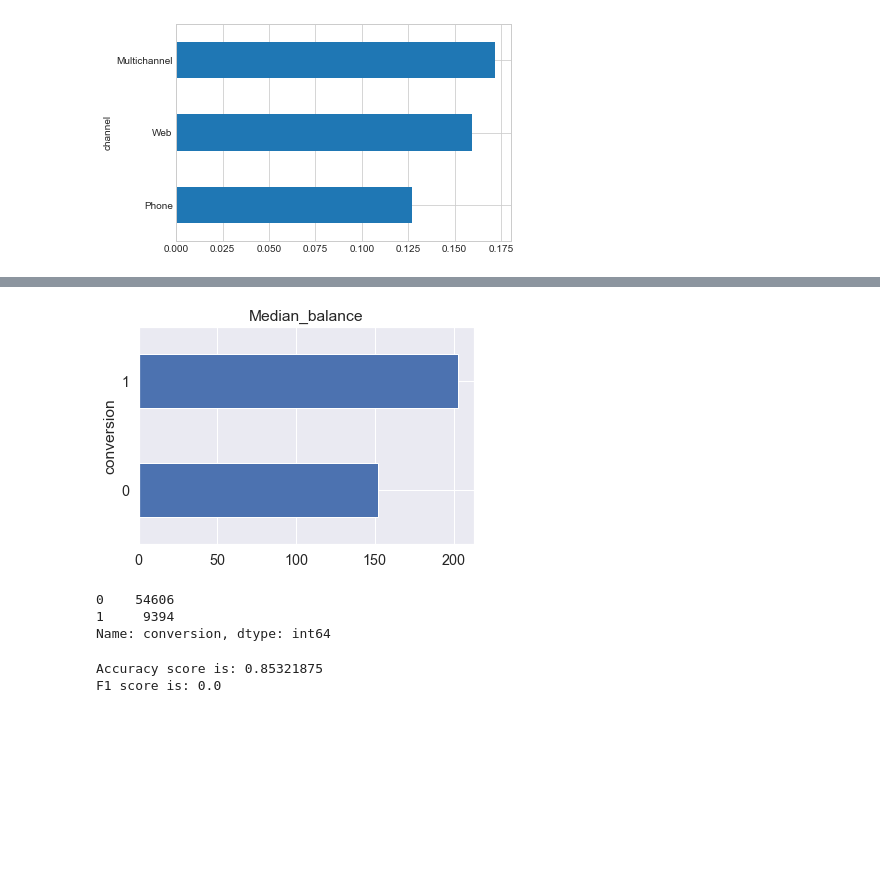
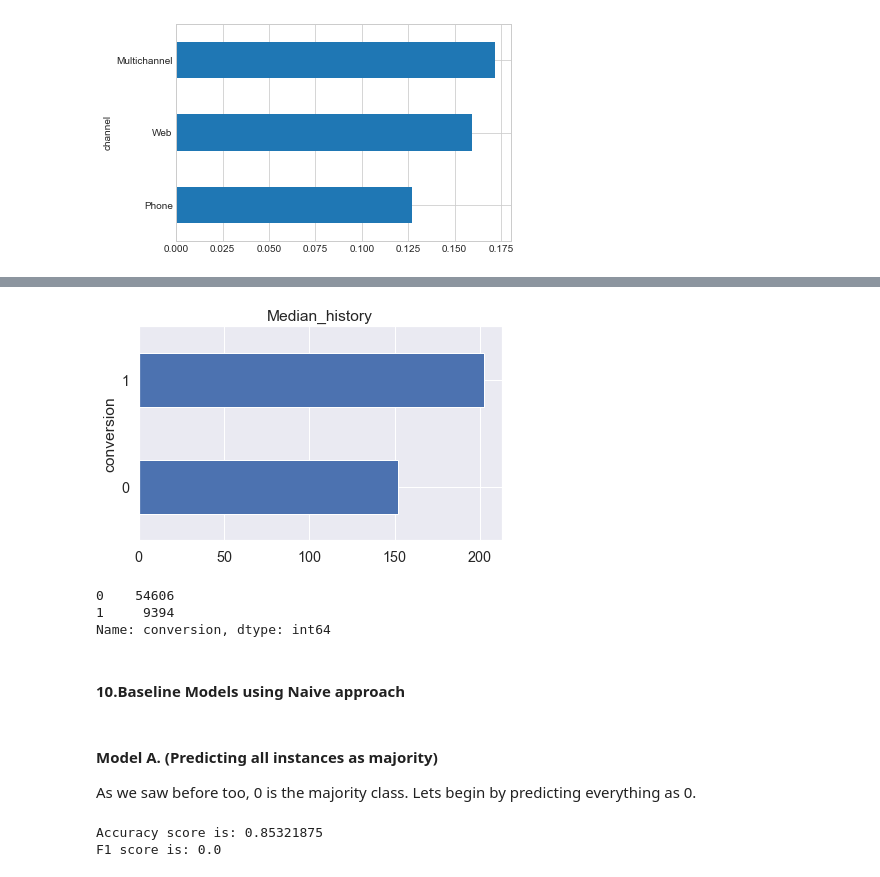
Before and after one commit to jkcg-learning/Marketing_Campaign_Predictor, a Jupyter notebook: Dataset_EDA_Basemodel.ipynb, the cells around one changed output, grey strips where cells are left out. Saved outputs shown, nothing was run; the diff lists cells and outputs as text; code cells hidden in the pictures; blank space fills up the shorter version.

```diff
--- a/Dataset_EDA_Basemodel.ipynb
+++ b/Dataset_EDA_Basemodel.ipynb
@@ -214,7 +275,0 @@ plt.tight_layout()
-# %%
-sns.set(font_scale=1.3)
-fig, axes = plt.subplots(2, 2, figsize=(18, 14))
-axes = [ax for axes_row in axes for ax in axes_row]
-for i, c in enumerate(num_cols):
-    plot = sns.kdeplot(data=train, x=c, hue=TARGET_COL, multiple='fill', ax=axes[i])
-plt.tight_layout()
@@ -223,7 +275,0 @@ plt.tight_layout()
-# %%
-sns.set(font_scale=1.3)
-fig, axes = plt.subplots(2, 2, figsize=(18, 14))
-axes = [ax for axes_row in axes for ax in axes_row]
-for i, c in enumerate(num_cols):
-    plot = train.groupby(TARGET_COL)[c].median().plot(kind = 'barh', title=f'Median_{c}', ax=axes[i])
-plt.tight_layout()
@@ -232,7 +293,8 @@ plt.tight_layout()
 # %%
-_ = train.groupby(TARGET_COL)['history'].median().plot(kind = 'barh', title=f'Median_history')
+plot = train.groupby(TARGET_COL)['history'].median().plot(kind = 'barh', title=f'Median_history')
+plt.tight_layout()
 # %% [output]
-[figure, old version]
+[figure, new version]
 # %%
 target = train[TARGET_COL]
 target.value_counts()
@@ -250,0 +305,2 @@ from lightgbm import LGBMClassifier
+# %% [markdown]
+#### 10.Baseline Models using Naive approach
@@ -251,3 +309,7 @@ from lightgbm import LGBMClassifier
+# %% [markdown]
+#### Model A. (Predicting all instances as majority)
+
+As we saw before too, 0 is the majority class. Lets begin by predicting everything as 0.
 # %%
 preds_target = np.zeros(len(train))
 
```
Also changed, not shown: parts of 33 cells of this notebook.
